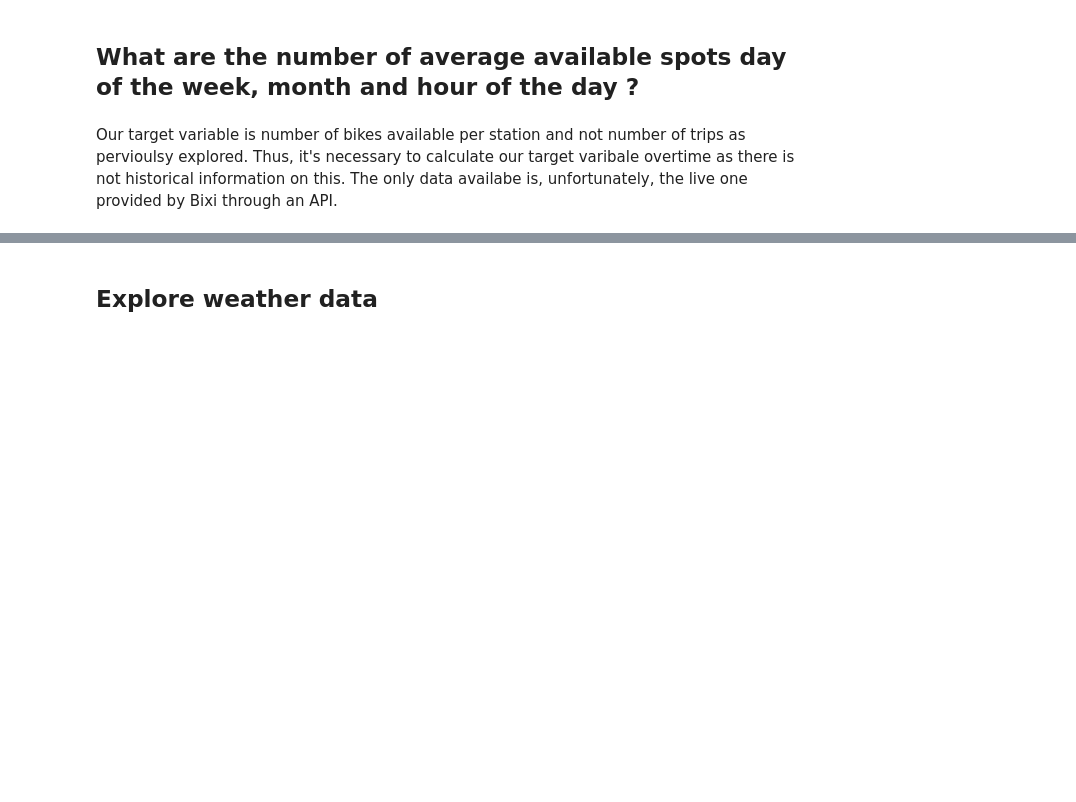
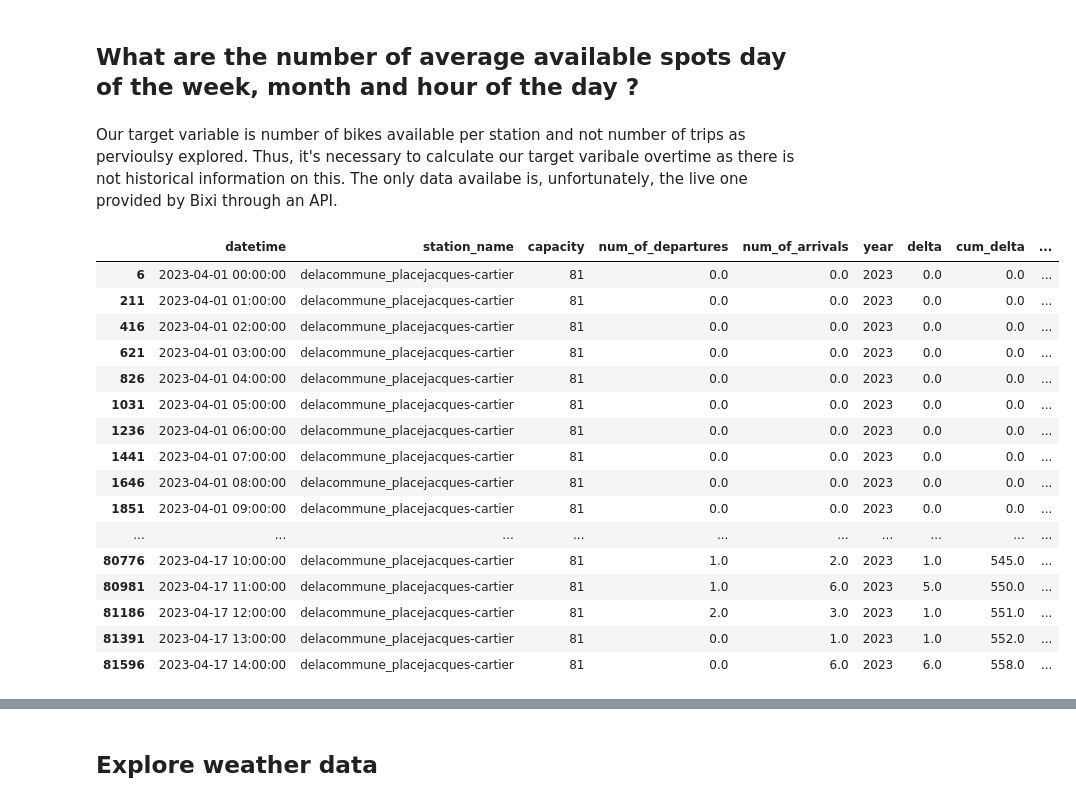
Before and after one commit to brfseckert/bixi_availability_prediction, a Jupyter notebook: notebooks/02_EDA.ipynb, the cells around one changed output, grey strips where cells are left out. Drawn from its saved outputs; the diff is of its cells as text; code cells hidden in the pictures; blank space fills up the shorter version.

```diff
--- a/notebooks/02_EDA.ipynb
+++ b/notebooks/02_EDA.ipynb
@@ -65,8 +149,8 @@ def standarize_station_name(series: Series) -> Series:
     """
     Remove non-ASCII charcaters, lowercase and strip station name
     """
-
-    unique_stations = series.unique()
+    cleaned_series = series.fillna('bixi_maintenance')
+    unique_stations = cleaned_series.unique()
     cleaned_station_names = {
         station: (
             station.encode('ascii', 'ignore')
@@ -79,9 +163,6 @@ def standarize_station_name(series: Series) -> Series:
         for station in unique_stations
     }
 
-    return Series(
-        cleaned_station_names[station]
-        for station in series
-    )
+    return  cleaned_series.map(cleaned_station_names)
 # %%
 # cleaning station names
@@ -233,0 +332,20 @@ hist_rides['END_HOUR'] = hist_rides['end_date'].dt.hour
+# %%
+availability_per_station[availability_per_station['station_name'] == 'delacommune_placejacques-cartier'].head(1000)
+# %% [output]
+|  | datetime | station_name | capacity | num_of_departures | num_of_arrivals | year | delta | cum_delta | ... |
+| 6 | 2023-04-01 00:00:00 | delacommune_placejacques-cartier | 81 | 0.0 | 0.0 | 2023 | 0.0 | 0.0 | ... |
+| 211 | 2023-04-01 01:00:00 | delacommune_placejacques-cartier | 81 | 0.0 | 0.0 | 2023 | 0.0 | 0.0 | ... |
+| 416 | 2023-04-01 02:00:00 | delacommune_placejacques-cartier | 81 | 0.0 | 0.0 | 2023 | 0.0 | 0.0 | ... |
+| 621 | 2023-04-01 03:00:00 | delacommune_placejacques-cartier | 81 | 0.0 | 0.0 | 2023 | 0.0 | 0.0 | ... |
+| 826 | 2023-04-01 04:00:00 | delacommune_placejacques-cartier | 81 | 0.0 | 0.0 | 2023 | 0.0 | 0.0 | ... |
+| 1031 | 2023-04-01 05:00:00 | delacommune_placejacques-cartier | 81 | 0.0 | 0.0 | 2023 | 0.0 | 0.0 | ... |
+| 1236 | 2023-04-01 06:00:00 | delacommune_placejacques-cartier | 81 | 0.0 | 0.0 | 2023 | 0.0 | 0.0 | ... |
+| 1441 | 2023-04-01 07:00:00 | delacommune_placejacques-cartier | 81 | 0.0 | 0.0 | 2023 | 0.0 | 0.0 | ... |
+| 1646 | 2023-04-01 08:00:00 | delacommune_placejacques-cartier | 81 | 0.0 | 0.0 | 2023 | 0.0 | 0.0 | ... |
+| 1851 | 2023-04-01 09:00:00 | delacommune_placejacques-cartier | 81 | 0.0 | 0.0 | 2023 | 0.0 | 0.0 | ... |
+| ... | ... | ... | ... | ... | ... | ... | ... | ... | ... |
+| 80776 | 2023-04-17 10:00:00 | delacommune_placejacques-cartier | 81 | 1.0 | 2.0 | 2023 | 1.0 | 545.0 | ... |
+| 80981 | 2023-04-17 11:00:00 | delacommune_placejacques-cartier | 81 | 1.0 | 6.0 | 2023 | 5.0 | 550.0 | ... |
+| 81186 | 2023-04-17 12:00:00 | delacommune_placejacques-cartier | 81 | 2.0 | 3.0 | 2023 | 1.0 | 551.0 | ... |
+| 81391 | 2023-04-17 13:00:00 | delacommune_placejacques-cartier | 81 | 0.0 | 1.0 | 2023 | 1.0 | 552.0 | ... |
+| 81596 | 2023-04-17 14:00:00 | delacommune_placejacques-cartier | 81 | 0.0 | 6.0 | 2023 | 6.0 | 558.0 | ... |
```
Also changed, not shown: parts of 35 cells of this notebook, 10 other files.
